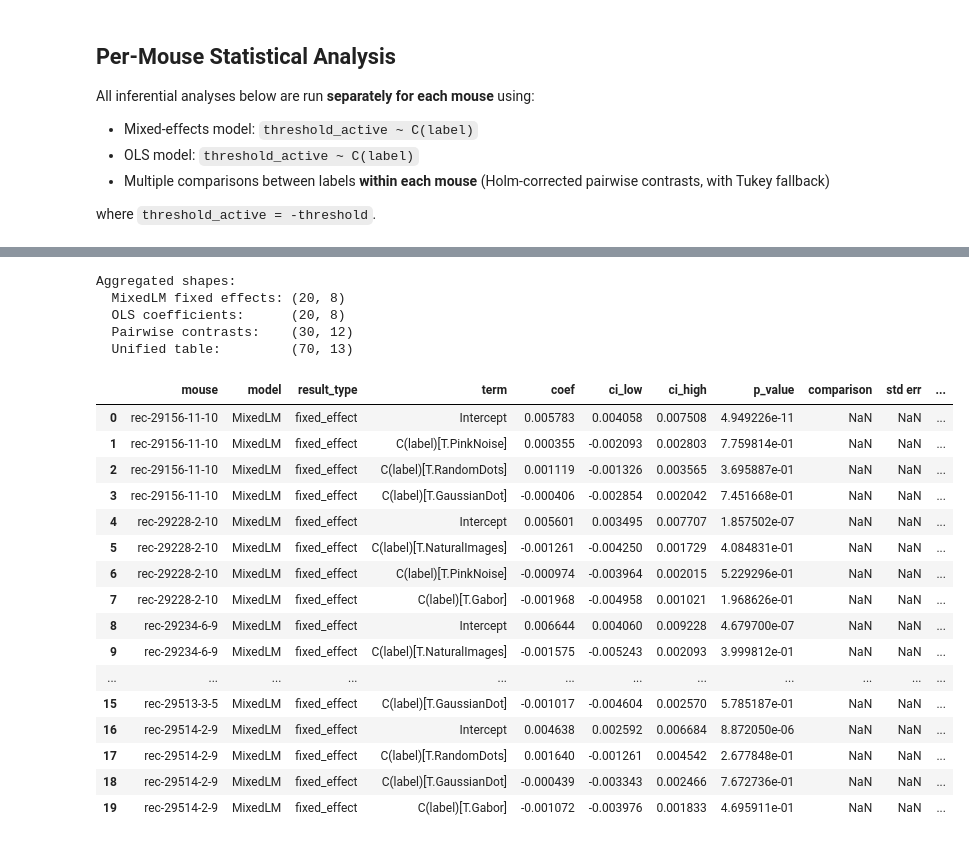
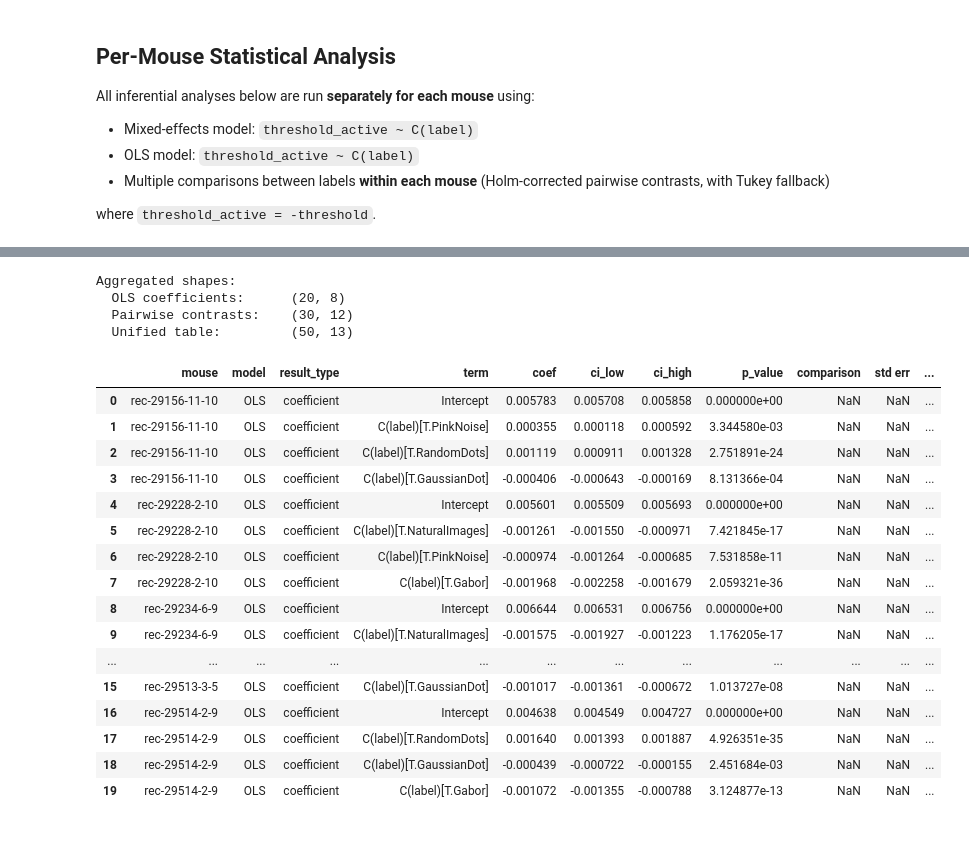
Before and after one commit to anaflom/ZigZagSensorium, a Jupyter notebook: notebooks/threshold_distribution.ipynb, the cells around one changed output, grey strips where cells are left out. Drawn from its saved outputs; the diff is of its cells as text; code cells hidden in the pictures.

```diff
--- a/notebooks/threshold_distribution.ipynb
+++ b/notebooks/threshold_distribution.ipynb
@@ -439,25 +263,7 @@ OLS Regression Results
 # Aggregate per-mouse statistical results into tidy DataFrames
 from pathlib import Path
 
-# 1) Mixed-effects fixed effects
-mixed_rows = []
-for mouse_name, res in mixed_results.items():
-    ci_m = res.conf_int()
-    for term, coef in res.fe_params.items():
-        mixed_rows.append({
-            "mouse": mouse_name,
-            "model": "MixedLM",
-            "result_type": "fixed_effect",
-            "term": term,
-            "coef": float(coef),
-            "ci_low": float(ci_m.loc[term, 0]),
-            "ci_high": float(ci_m.loc[term, 1]),
-            "p_value": float(res.pvalues.get(term, float("nan"))),
-        })
-
-df_mixed_agg = pd.DataFrame(mixed_rows)
-
-# 2) OLS coefficients
+# OLS coefficients
 ols_rows = []
 for mouse_name, res in ols_results.items():
     ci_o = res.conf_int()
@@ -475,7 +281,7 @@ for mouse_name, res in ols_results.items():
 
 df_ols_agg = pd.DataFrame(ols_rows)
 
-# 3) Within-mouse pairwise comparisons
+# Within-mouse pairwise comparisons
 pairwise_rows = []
 for mouse_name, df_pw in pairwise_results.items():
     df_local = df_pw.copy()
@@ -496,53 +302,50 @@ for mouse_name, df_pw in pairwise_results.items():
     pairwise_rows.append(df_local)
 
 df_pairwise_agg = pd.concat(pairwise_rows, ignore_index=True) if pairwise_rows else pd.DataFrame()
 
 # Unified aggregated table
 common_cols = ["mouse", "model", "result_type"]
 df_stats_agg = pd.concat([
-    df_mixed_agg,
     df_ols_agg,
     df_pairwise_agg,
 ], ignore_index=True, sort=False)
 
 print("Aggregated shapes:")
-print(f"  MixedLM fixed effects: {df_mixed_agg.shape}")
 print(f"  OLS coefficients:      {df_ols_agg.shape}")
 print(f"  Pairwise contrasts:    {df_pairwise_agg.shape}")
 print(f"  Unified table:         {df_stats_agg.shape}")
 
 display(df_stats_agg.head(20))
 
 # Optional export
 EXPORT_CSV = False
 if EXPORT_CSV:
     out_csv = Path("../results/threshold_stats_per_mouse_aggregated.csv").resolve()
     out_csv.parent.mkdir(parents=True, exist_ok=True)
     df_stats_agg.to_csv(out_csv, index=False)
     print(f"Saved: {out_csv}")
 # %% [output]
 Aggregated shapes:
-  MixedLM fixed effects: (20, 8)
   OLS coefficients:      (20, 8)
   Pairwise contrasts:    (30, 12)
-  Unified table:         (70, 13)
+  Unified table:         (50, 13)
 |  | mouse | model | result_type | term | coef | ci_low | ci_high | p_value | comparison | std err | ... |
-| 0 | rec-29156-11-10 | MixedLM | fixed_effect | Intercept | 0.005783 | 0.004058 | 0.007508 | 4.949226e-11 | NaN | NaN | ... |
-| 1 | rec-29156-11-10 | MixedLM | fixed_effect | C(label)[T.PinkNoise] | 0.000355 | -0.002093 | 0.002803 | 7.759814e-01 | NaN | NaN | ... |
-| 2 | rec-29156-11-10 | MixedLM | fixed_effect | C(label)[T.RandomDots] | 0.001119 | -0.001326 | 0.003565 | 3.695887e-01 | NaN | NaN | ... |
-| 3 | rec-29156-11-10 | MixedLM | fixed_effect | C(label)[T.GaussianDot] | -0.000406 | -0.002854 | 0.002042 | 7.451668e-01 | NaN | NaN | ... |
-| 4 | rec-29228-2-10 | MixedLM | fixed_effect | Intercept | 0.005601 | 0.003495 | 0.007707 | 1.857502e-07 | NaN | NaN | ... |
-| 5 | rec-29228-2-10 | MixedLM | fixed_effect | C(label)[T.NaturalImages] | -0.001261 | -0.004250 | 0.001729 | 4.084831e-01 | NaN | NaN | ... |
-| 6 | rec-29228-2-10 | MixedLM | fixed_effect | C(label)[T.PinkNoise] | -0.000974 | -0.003964 | 0.002015 | 5.229296e-01 | NaN | NaN | ... |
-| 7 | rec-29228-2-10 | MixedLM | fixed_effect | C(label)[T.Gabor] | -0.001968 | -0.004958 | 0.001021 | 1.968626e-01 | NaN | NaN | ... |
-| 8 | rec-29234-6-9 | MixedLM | fixed_effect | Intercept | 0.006644 | 0.004060 | 0.009228 | 4.679700e-07 | NaN | NaN | ... |
-| 9 | rec-29234-6-9 | MixedLM | fixed_effect | C(label)[T.NaturalImages] | -0.001575 | -0.005243 | 0.002093 | 3.999812e-01 | NaN | NaN | ... |
+| 0 | rec-29156-11-10 | OLS | coefficient | Intercept | 0.005783 | 0.005708 | 0.005858 | 0.000000e+00 | NaN | NaN | ... |
+| 1 | rec-29156-11-10 | OLS | coefficient | C(label)[T.PinkNoise] | 0.000355 | 0.000118 | 0.000592 | 3.344580e-03 | NaN | NaN | ... |
+| 2 | rec-29156-11-10 | OLS | coefficient | C(label)[T.RandomDots] | 0.001119 | 0.000911 | 0.001328 | 2.751891e-24 | NaN | NaN | ... |
+| 3 | rec-29156-11-10 | OLS | coefficient | C(label)[T.GaussianDot] | -0.000406 | -0.000643 | -0.000169 | 8.131366e-04 | NaN | NaN | ... |
+| 4 | rec-29228-2-10 | OLS | coefficient | Intercept | 0.005601 | 0.005509 | 0.005693 | 0.000000e+00 | NaN | NaN | ... |
+| 5 | rec-29228-2-10 | OLS | coefficient | C(label)[T.NaturalImages] | -0.001261 | -0.001550 | -0.000971 | 7.421845e-17 | NaN | NaN | ... |
+| 6 | rec-29228-2-10 | OLS | coefficient | C(label)[T.PinkNoise] | -0.000974 | -0.001264 | -0.000685 | 7.531858e-11 | NaN | NaN | ... |
+| 7 | rec-29228-2-10 | OLS | coefficient | C(label)[T.Gabor] | -0.001968 | -0.002258 | -0.001679 | 2.059321e-36 | NaN | NaN | ... |
+| 8 | rec-29234-6-9 | OLS | coefficient | Intercept | 0.006644 | 0.006531 | 0.006756 | 0.000000e+00 | NaN | NaN | ... |
+| 9 | rec-29234-6-9 | OLS | coefficient | C(label)[T.NaturalImages] | -0.001575 | -0.001927 | -0.001223 | 1.176205e-17 | NaN | NaN | ... |
 | ... | ... | ... | ... | ... | ... | ... | ... | ... | ... | ... | ... |
-| 15 | rec-29513-3-5 | MixedLM | fixed_effect | C(label)[T.GaussianDot] | -0.001017 | -0.004604 | 0.002570 | 5.785187e-01 | NaN | NaN | ... |
-| 16 | rec-29514-2-9 | MixedLM | fixed_effect | Intercept | 0.004638 | 0.002592 | 0.006684 | 8.872050e-06 | NaN | NaN | ... |
-| 17 | rec-29514-2-9 | MixedLM | fixed_effect | C(label)[T.RandomDots] | 0.001640 | -0.001261 | 0.004542 | 2.677848e-01 | NaN | NaN | ... |
-| 18 | rec-29514-2-9 | MixedLM | fixed_effect | C(label)[T.GaussianDot] | -0.000439 | -0.003343 | 0.002466 | 7.672736e-01 | NaN | NaN | ... |
-| 19 | rec-29514-2-9 | MixedLM | fixed_effect | C(label)[T.Gabor] | -0.001072 | -0.003976 | 0.001833 | 4.695911e-01 | NaN | NaN | ... |
+| 15 | rec-29513-3-5 | OLS | coefficient | C(label)[T.GaussianDot] | -0.001017 | -0.001361 | -0.000672 | 1.013727e-08 | NaN | NaN | ... |
+| 16 | rec-29514-2-9 | OLS | coefficient | Intercept | 0.004638 | 0.004549 | 0.004727 | 0.000000e+00 | NaN | NaN | ... |
+| 17 | rec-29514-2-9 | OLS | coefficient | C(label)[T.RandomDots] | 0.001640 | 0.001393 | 0.001887 | 4.926351e-35 | NaN | NaN | ... |
+| 18 | rec-29514-2-9 | OLS | coefficient | C(label)[T.GaussianDot] | -0.000439 | -0.000722 | -0.000155 | 2.451684e-03 | NaN | NaN | ... |
+| 19 | rec-29514-2-9 | OLS | coefficient | C(label)[T.Gabor] | -0.001072 | -0.001355 | -0.000788 | 3.124877e-13 | NaN | NaN | ... |
 # %%
 # Compact per-mouse summary tables from aggregated results
 if "df_stats_agg" not in globals():
```
Also changed, not shown: parts of 5 cells of this notebook, 13 other files.
